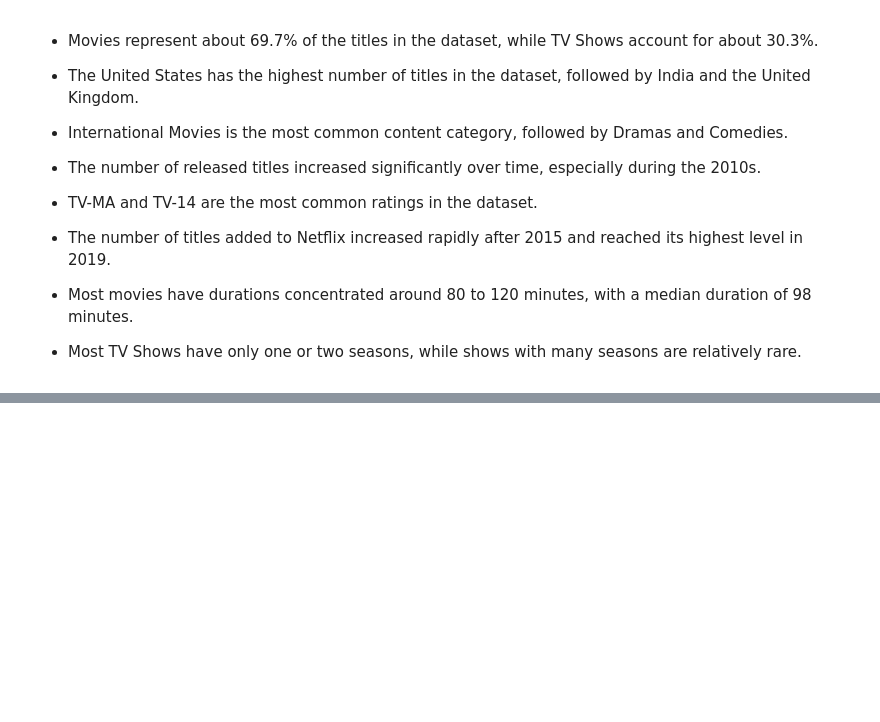
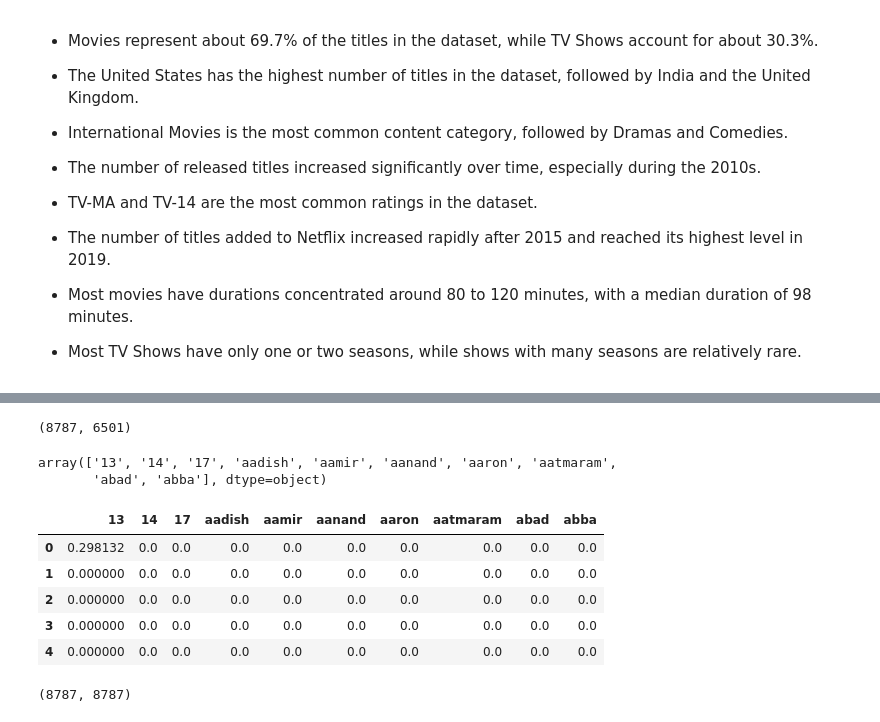
Before and after one commit to ahmedmamdouh111/Netflix-data-science-internship, a Jupyter notebook: Netflix_Data_Science_Internship.ipynb, the cells around one changed output, grey strips where cells are left out. Drawn from its saved outputs; the diff is of its cells as text; code cells hidden in the pictures; blank space fills up the shorter version.

Commit message:
Build content features and similarity matrix for recommendations

```diff
--- a/Netflix_Data_Science_Internship.ipynb
+++ b/Netflix_Data_Science_Internship.ipynb
@@ -673,0 +757,3 @@ Most TV Shows in the dataset have only one season, followed by shows with two se
+# %%
+rec_data['combined_features'] = (rec_data['listed_in'] + ' ' + rec_data['director'] + ' ' + rec_data['type'] + ' ' +rec_data['rating']
+)
@@ -673,0 +769,27 @@ Most TV Shows in the dataset have only one season, followed by shows with two se
+# %%
+from sklearn.feature_extraction.text import TfidfVectorizer
+tfidf = TfidfVectorizer()
+# %%
+tfidf_matrix = tfidf.fit_transform(rec_data['combined_features'])
+# %%
+tfidf_matrix.shape
+# %% [output]
+(8787, 6501)
+# %%
+feature_names = tfidf.get_feature_names_out()
+feature_names[:10]
+# %% [output]
+array(['13', '14', '17', 'aadish', 'aamir', 'aanand', 'aaron', 'aatmaram',
+       'abad', 'abba'], dtype=object)
+# %%
+pd.DataFrame(
+    tfidf_matrix[:5, :10].toarray(),
+    columns=feature_names[:10]
+)
+# %% [output]
+|  | 13 | 14 | 17 | aadish | aamir | aanand | aaron | aatmaram | abad | abba |
+| 0 | 0.298132 | 0.0 | 0.0 | 0.0 | 0.0 | 0.0 | 0.0 | 0.0 | 0.0 | 0.0 |
+| 1 | 0.000000 | 0.0 | 0.0 | 0.0 | 0.0 | 0.0 | 0.0 | 0.0 | 0.0 | 0.0 |
+| 2 | 0.000000 | 0.0 | 0.0 | 0.0 | 0.0 | 0.0 | 0.0 | 0.0 | 0.0 | 0.0 |
+| 3 | 0.000000 | 0.0 | 0.0 | 0.0 | 0.0 | 0.0 | 0.0 | 0.0 | 0.0 | 0.0 |
+| 4 | 0.000000 | 0.0 | 0.0 | 0.0 | 0.0 | 0.0 | 0.0 | 0.0 | 0.0 | 0.0 |
@@ -673,0 +799,4 @@ Most TV Shows in the dataset have only one season, followed by shows with two se
+# %%
+cosine_sim.shape
+# %% [output]
+(8787, 8787)
```
Also changed, not shown: parts of 15 cells of this notebook.
